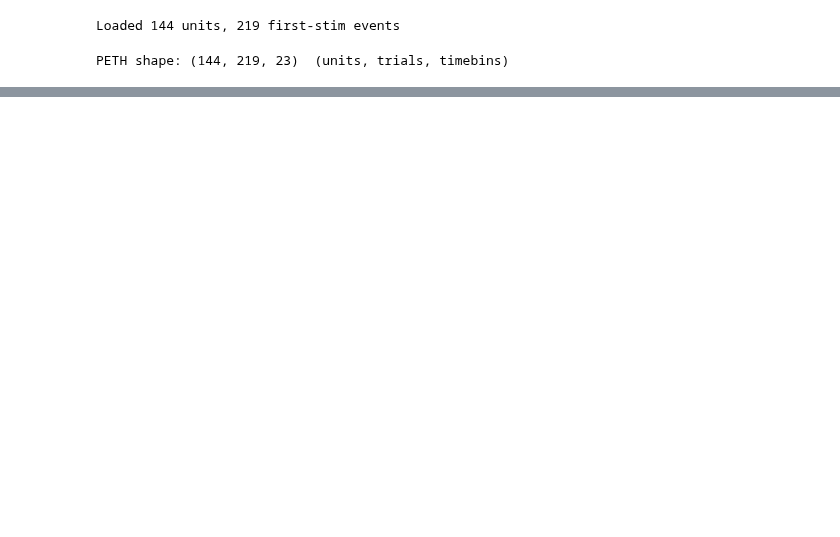
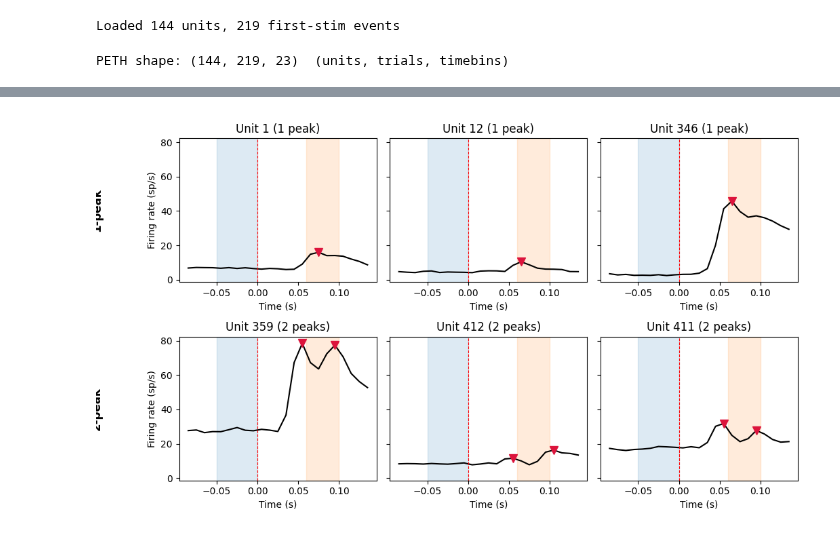
Before and after one commit to rojasgabriel/ephys, a Jupyter notebook: notebooks/selectivity.ipynb, the cells around one changed output, grey strips where cells are left out. Saved outputs shown, nothing was run; the diff lists cells and outputs as text; code cells hidden in the pictures; blank space fills up the shorter version.

```diff
--- a/notebooks/selectivity.ipynb
+++ b/notebooks/selectivity.ipynb
@@ -73 +120,57 @@ Selective: 91/144 (39 excited, 52 suppressed)
+# %%
+# Example PSTHs grouped by peak count, with detected peaks marked
+n_examples = 3  # examples per group
+peak_groups = sorted(peaks_df["n_peaks"].unique())
+peak_groups = [g for g in peak_groups if g > 0]  # skip 0-peak units
+
+fig, axes = plt.subplots(
+    len(peak_groups),
+    n_examples,
+    figsize=(3.5 * n_examples, 3 * len(peak_groups)),
+    sharey=True,
+    squeeze=False,
+)
+
+for row_i, npk in enumerate(peak_groups):
+    group = peaks_df[peaks_df["n_peaks"] == npk].head(n_examples)
+    for col_j, (_, prow) in enumerate(group.iterrows()):
+        ax = axes[row_i, col_j]
+        uid = int(prow["unit"])
+        pos = exc_ids.index(uid)
+        mean_psth = exc_peth[pos].mean(axis=0)
+
+        ax.plot(bin_centers, mean_psth, color="black", linewidth=1.5)
+        ax.axvspan(-0.05, 0.0, color="tab:blue", alpha=0.15)
+        ax.axvspan(0.06, 0.10, color="tab:orange", alpha=0.15)
+        ax.axvline(0, color="red", linestyle="--", linewidth=0.8)
+
+        # Mark detected peaks
+        for pt, ph in zip(prow["peak_times"], prow["peak_heights"]):
+            ax.plot(pt, ph, "v", color="crimson", markersize=8, zorder=5)
+
+        ax.set(
+            xlabel="Time (s)", title=f"Unit {uid} ({npk} peak{'s' if npk > 1 else ''})"
+        )
+    axes[row_i, 0].set_ylabel("Firing rate (sp/s)")
+
+    # blank out unused columns
+    for col_j in range(len(group), n_examples):
+        axes[row_i, col_j].set_visible(False)
+
+# Row labels
+for row_i, npk in enumerate(peak_groups):
+    axes[row_i, 0].annotate(
+        f"{npk}-peak",
+        xy=(0, 0.5),
+        xytext=(-0.45, 0.5),
+        xycoords="axes fraction",
+        textcoords="axes fraction",
+        fontsize=12,
+        fontweight="bold",
+        va="center",
+        rotation=90,
+    )
+plt.tight_layout()
+# %% [output]
+[figure, added]
 # %%
```
Also changed, not shown: parts of 5 cells of this notebook.
